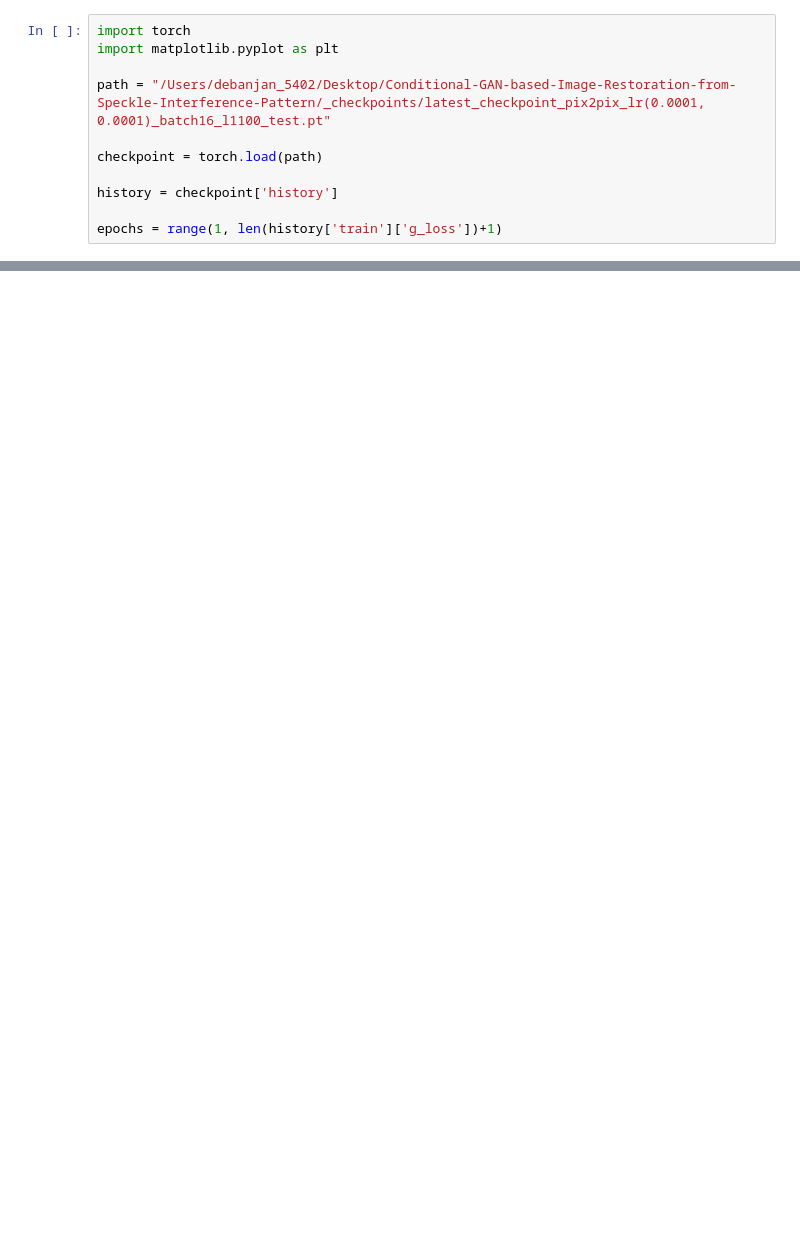
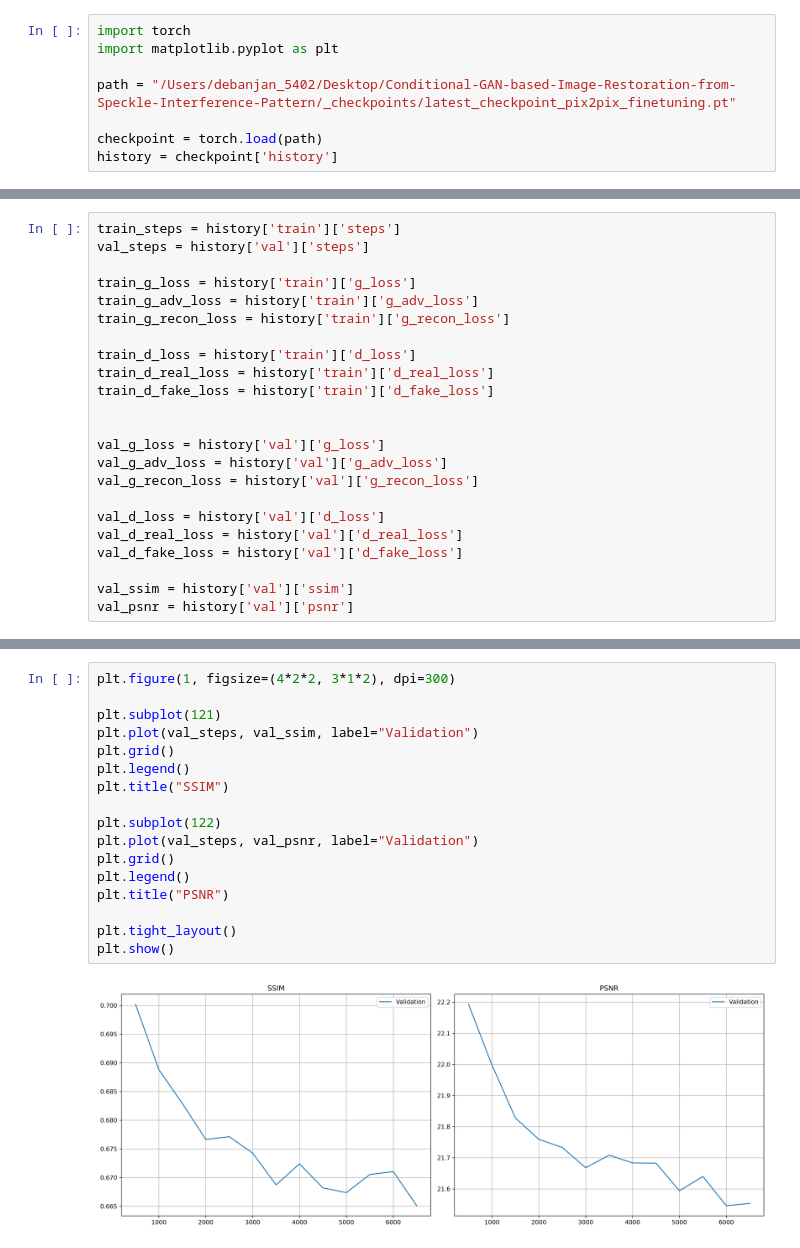
Before and after one commit to debanjanh5402/Conditional-GAN-based-Image-Restoration-from-Speckle-Interference-Pattern, a Jupyter notebook: notebooks/pix2pix_result_analysis.ipynb, the cells around one changed output, grey strips where cells are left out. Drawn from its saved outputs; the diff is of its cells as text; blank space fills up the shorter version.

```diff
--- a/notebooks/pix2pix_result_analysis.ipynb
+++ b/notebooks/pix2pix_result_analysis.ipynb
@@ -2,10 +2,7 @@
 import torch
 import matplotlib.pyplot as plt
 
-path = "/Users/debanjan_5402/Desktop/Conditional-GAN-based-Image-Restoration-from-Speckle-Interference-Pattern/_checkpoints/latest_checkpoint_pix2pix_lr(0.0001, 0.0001)_batch16_l1100_test.pt"
+path = "/Users/debanjan_5402/Desktop/Conditional-GAN-based-Image-Restoration-from-Speckle-Interference-Pattern/_checkpoints/latest_checkpoint_pix2pix_finetuning.pt"
 
 checkpoint = torch.load(path)
-
 history = checkpoint['history']
-
-epochs = range(1, len(history['train']['g_loss'])+1)
@@ -59,0 +9,23 @@ plt.show()
+# %%
+train_steps = history['train']['steps']
+val_steps = history['val']['steps']
+
+train_g_loss = history['train']['g_loss']
+train_g_adv_loss = history['train']['g_adv_loss']
+train_g_recon_loss = history['train']['g_recon_loss']
+
+train_d_loss = history['train']['d_loss']
+train_d_real_loss = history['train']['d_real_loss']
+train_d_fake_loss = history['train']['d_fake_loss']
+
+
+val_g_loss = history['val']['g_loss']
+val_g_adv_loss = history['val']['g_adv_loss']
+val_g_recon_loss = history['val']['g_recon_loss']
+
+val_d_loss = history['val']['d_loss']
+val_d_real_loss = history['val']['d_real_loss']
+val_d_fake_loss = history['val']['d_fake_loss']
+
+val_ssim = history['val']['ssim']
+val_psnr = history['val']['psnr']
@@ -59,0 +105,19 @@ plt.show()
+# %%
+plt.figure(1, figsize=(4*2*2, 3*1*2), dpi=300)
+
+plt.subplot(121)
+plt.plot(val_steps, val_ssim, label="Validation")
+plt.grid()
+plt.legend()
+plt.title("SSIM")
+
+plt.subplot(122)
+plt.plot(val_steps, val_psnr, label="Validation")
+plt.grid()
+plt.legend()
+plt.title("PSNR")
+
+plt.tight_layout()
+plt.show()
+# %% [output]
+[figure, added]
```
Also changed, not shown: parts of 3 cells of this notebook, 27 other files.
